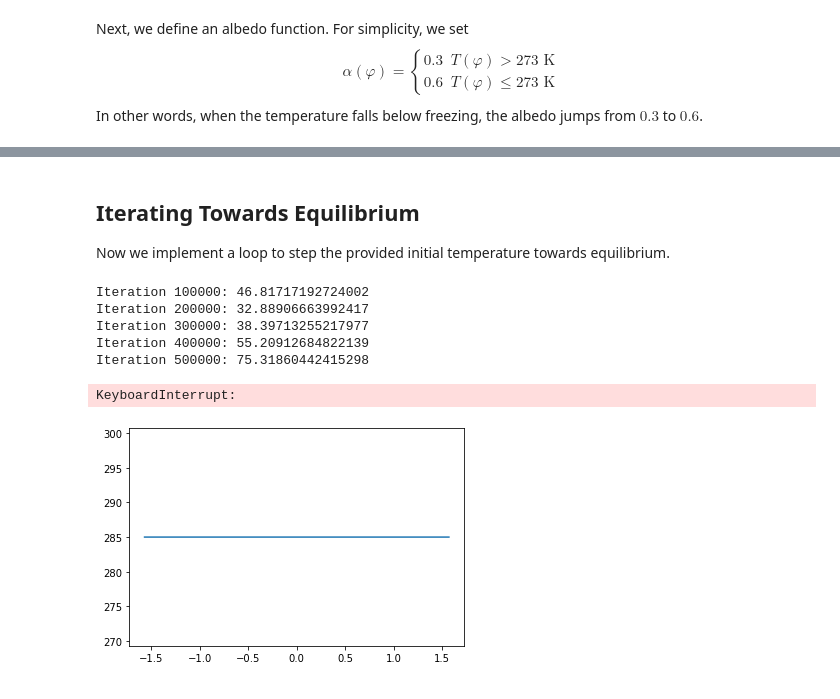
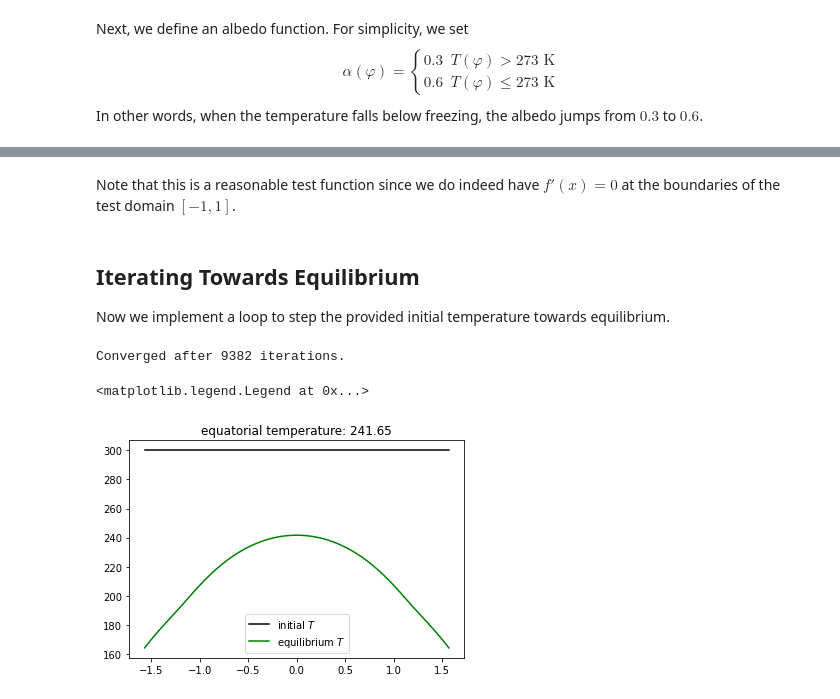
Before and after one commit to dsconnelly/nyu-climate, a Jupyter notebook: ebalance.ipynb, the cells around one changed output, grey strips where cells are left out. Drawn from its saved outputs; the diff is of its cells as text; code cells hidden in the pictures.

```diff
--- a/ebalance.ipynb
+++ b/ebalance.ipynb
@@ -25,2 +23,0 @@ Here is where we can change the initial temperature to see what equilibria can b
-# %%
-T_0 = 285 * np.ones(phi.shape)
@@ -27,2 +30,4 @@ T_0 = 285 * np.ones(phi.shape)
+# %%
+D = D_0 * np.cos(phi)
 # %% [markdown]
 ## Insolation and Albedo ##
@@ -31,0 +39,4 @@ S = S_0 * np.cos(phi)
+# %%
+summer = np.maximum((S_0 / 4) * np.cos(phi - beta), 0)
+winter = np.maximum((S_0 / 4) * np.cos(phi + beta), 0)
+S = 0.5 * (summer + winter)
@@ -59,0 +92,11 @@ def diffusion(T):
+# %%
+%matplotlib inline
+_, ax = plt.subplots()
+
+x = np.linspace(-1, 1, 300)
+f = ((x ** 3) / 3) - x
+d = second_derivative(f, x[1] - x[0])
+
+ax.plot(x, f, color='k', label='$f(x)$')
+ax.plot(x, d, color='b', label='$f\'\'(x)$')
+ax.legend()
@@ -60,40 +106,47 @@ def diffusion(T):
+# %% [markdown]
+Note that this is a reasonable test function since we do indeed have $f'(x) = 0$ at the boundaries of the test domain $[-1, 1]$.
 # %% [markdown]
 ## Iterating Towards Equilibrium ##
 
 Now we implement a loop to step the provided initial temperature towards equilibrium.
 # %%
-%matplotlib inline
-_, ax = plt.subplots()
-ax.plot(phi, T_0)
-
-
-def equilibriate(T_0, max_iter=1e6):
+def equilibriate(T_0, max_iter=1e6, verbose=True):
     T = T_0
     dTdt = np.inf * np.ones(T.shape)
 
     n_iter = 0
-    while abs(dTdt).max() > 1e-2 and n_iter < max_iter:
+    while abs(dTdt).max() > 1e-1 and n_iter < max_iter:
         dTdt = (
             S * (1 - albedo(T)) -
             (1 - 0.5 * eps) * sigma * (T ** 4) +
-            diffusion(T)
+            D * second_derivative(T, dphi)
         )
 
         T = T + dTdt * dt
         n_iter = n_iter + 1
 
-        if n_iter % int(max_iter / 10) == 0:
+        if verbose and n_iter % int(max_iter / 10) == 0:
             print(f'Iteration {n_iter}: {abs(dTdt).max()}')
+
+    if n_iter < max_iter:
+        print(f'Converged after {n_iter} iterations.')
+    else:
+        print(f'Maximum iteration limit reached without convergence.')
 
     return T
 
+T_0 = 300 * np.ones(phi.shape)
 T = equilibriate(T_0)
-ax.plot(phi, T)
+
+%matplotlib inline
+_, ax = plt.subplots()
+
+ax.plot(phi, T_0, color='k', label='initial $T$')
+ax.plot(phi, T, color='g', label=r'equilibrium $T$')
+
+ax.set_title(f'equatorial temperature: {round(T[int(n_lats / 2)], 2)}')
+ax.legend()
 # %% [output]
-Iteration 100000: 46.81717192724002
-Iteration 200000: 32.88906663992417
-Iteration 300000: 38.39713255217977
-Iteration 400000: 55.20912684822139
-Iteration 500000: 75.31860442415298
+Converged after 9382 iterations.
-KeyboardInterrupt:
+<matplotlib.legend.Legend at 0x...>
-[figure, old version]
+[figure, new version]
```
Also changed, not shown: parts of 17 cells of this notebook, 1 other file.
